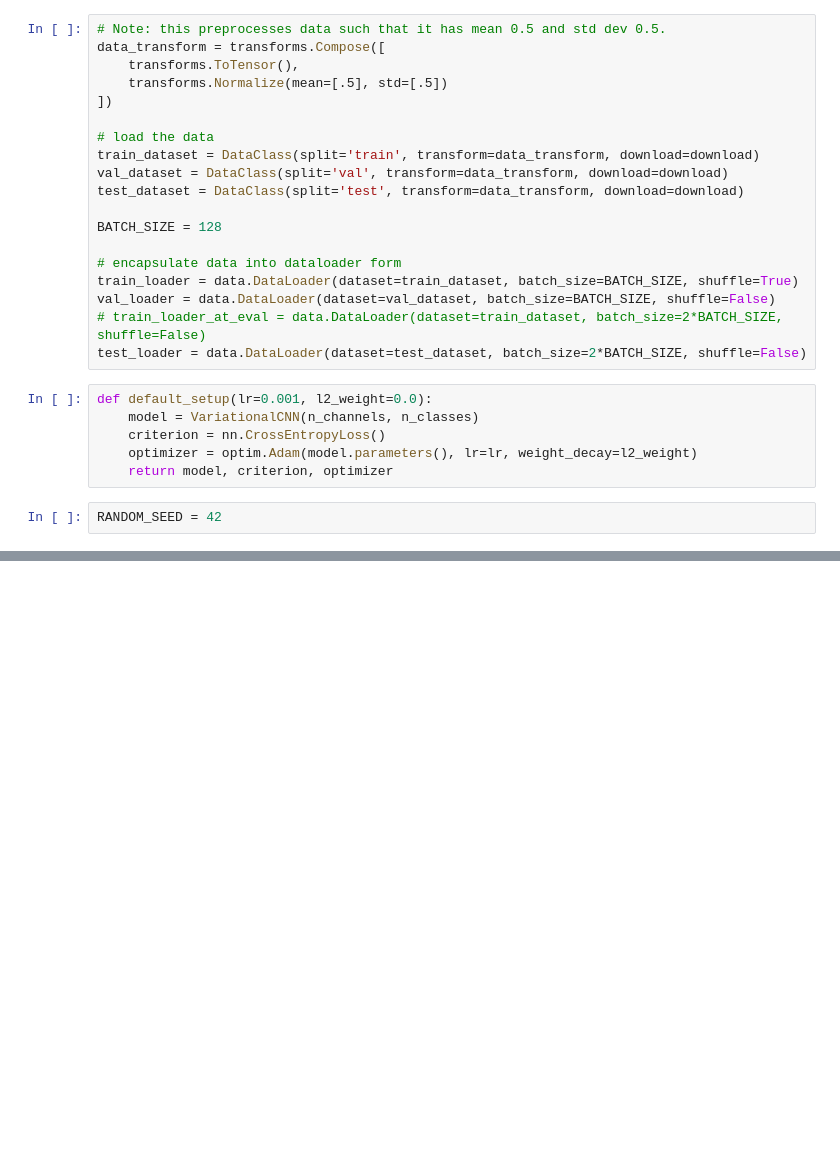
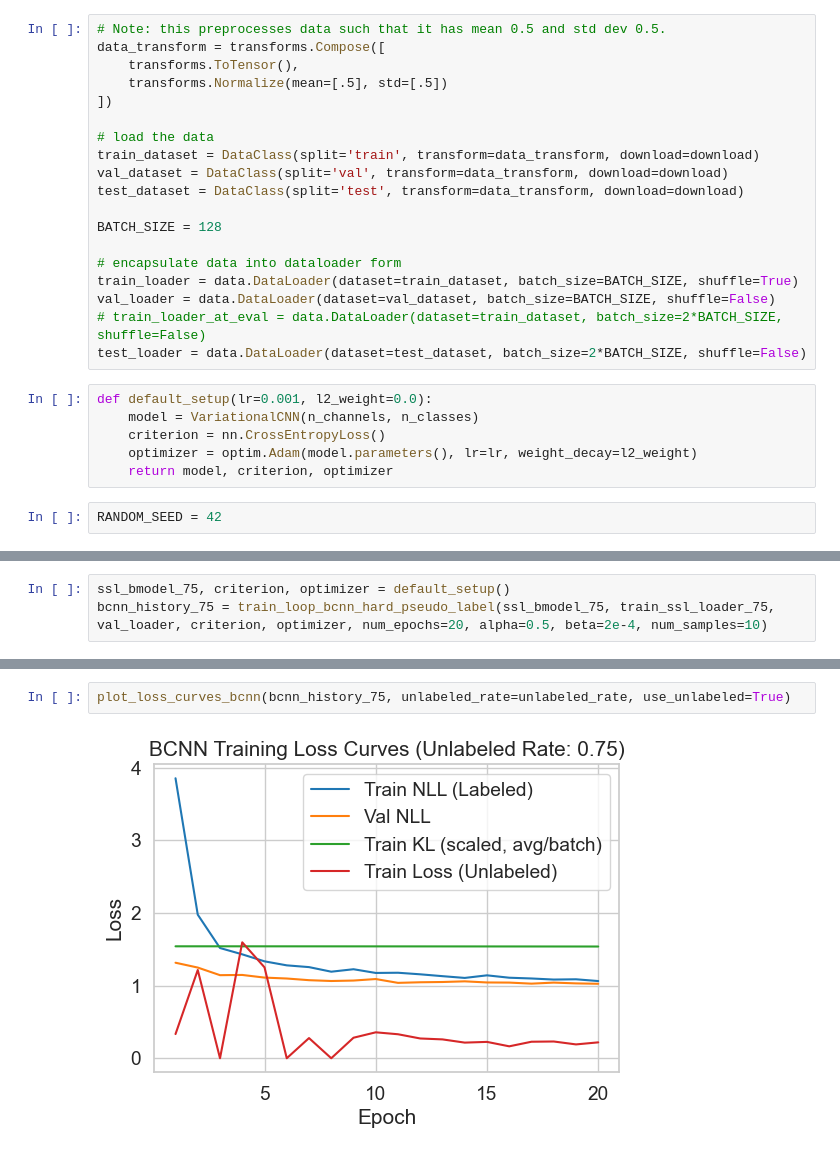
Before and after one commit to behrensm03/bdl-ssl, a Jupyter notebook: bayes_cnn_baseline.ipynb, the cells around one changed output, grey strips where cells are left out. Drawn from its saved outputs; the diff is of its cells as text; blank space fills up the shorter version.

```diff
--- a/bayes_cnn_baseline.ipynb
+++ b/bayes_cnn_baseline.ipynb
@@ -103,0 +89,3 @@ Outputs mean: -1.0720
+# %%
+ssl_bmodel_75, criterion, optimizer = default_setup()
+bcnn_history_75 = train_loop_bcnn_hard_pseudo_label(ssl_bmodel_75, train_ssl_loader_75, val_loader, criterion, optimizer, num_epochs=20, alpha=0.5, beta=2e-4, num_samples=10)
@@ -103,0 +106,4 @@ Outputs mean: -1.0720
+# %%
+plot_loss_curves_bcnn(bcnn_history_75, unlabeled_rate=unlabeled_rate, use_unlabeled=True)
+# %% [output]
+[figure, added]
```
Also changed, not shown: parts of 18 cells of this notebook, 3 other files.
